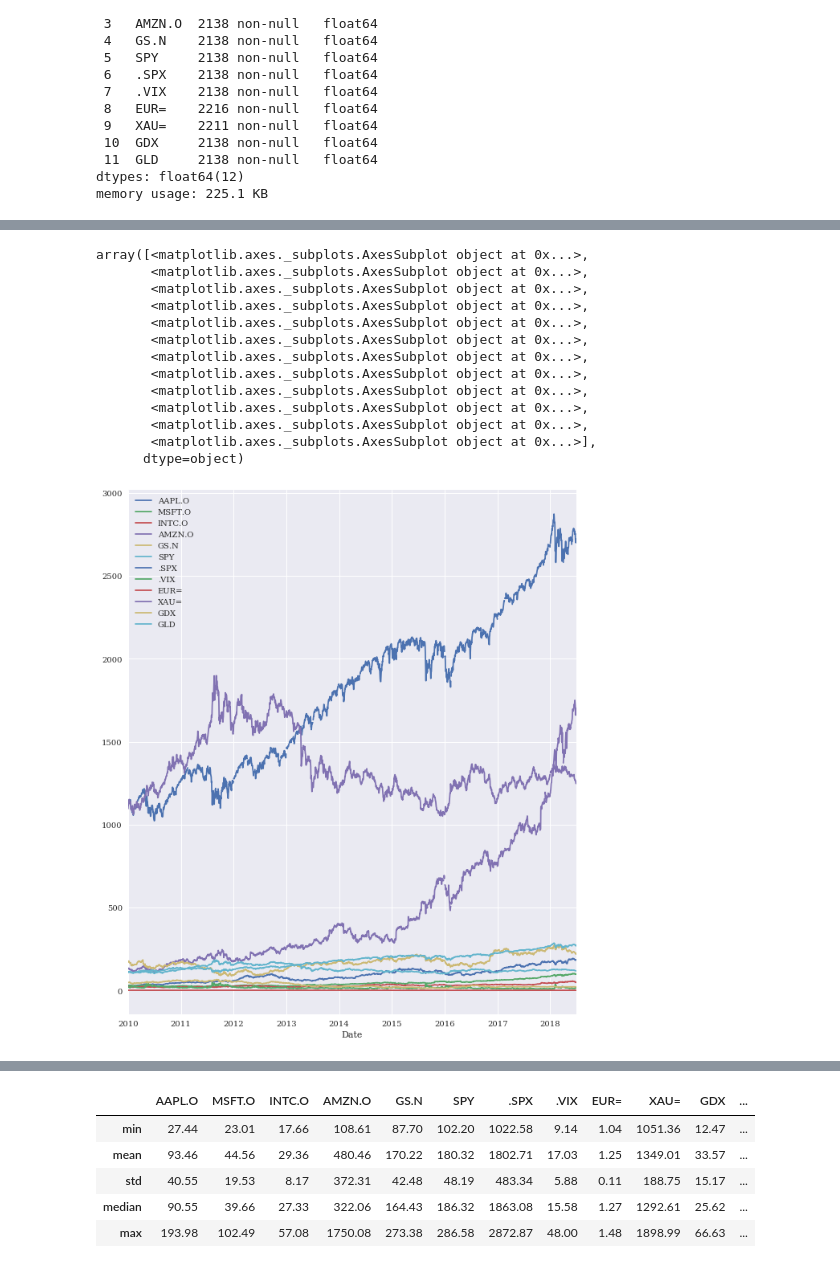
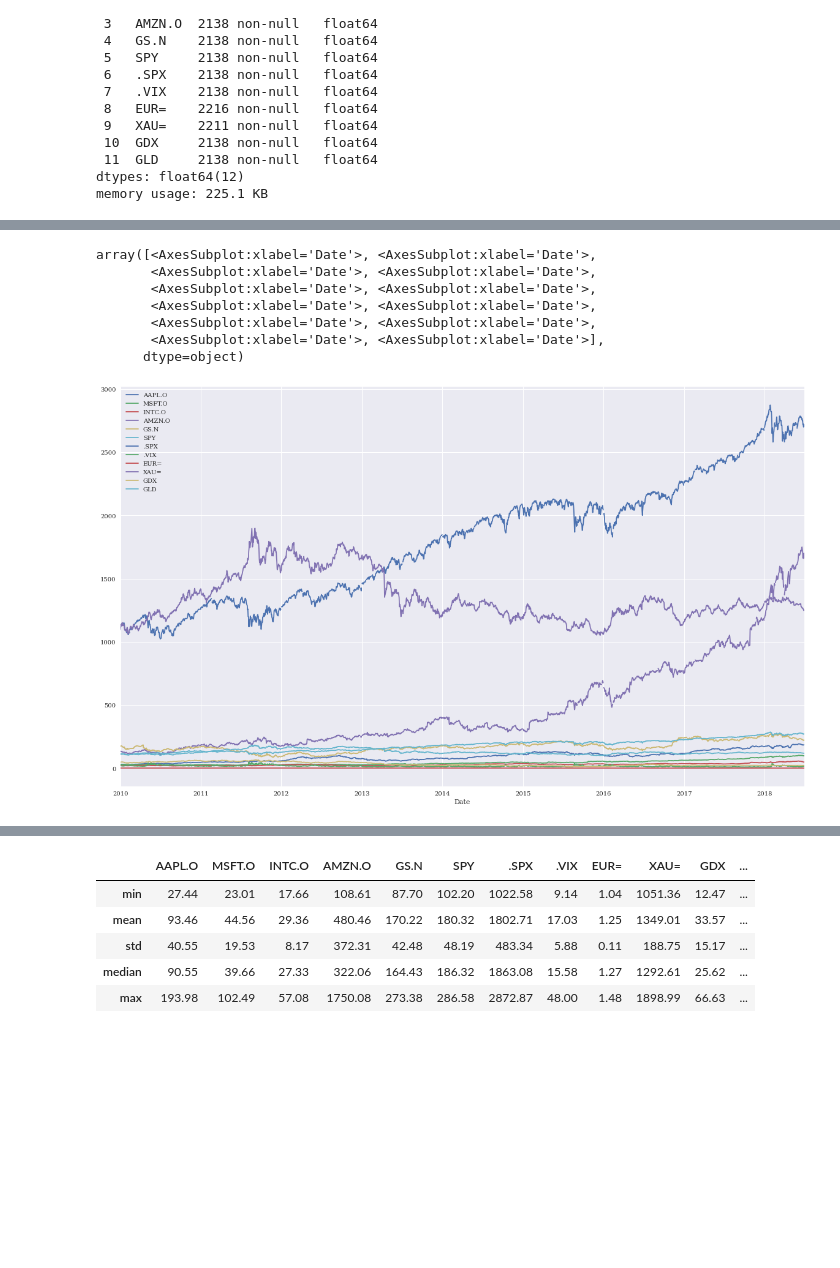
Before and after one commit to derinman/L_Python-Note, a Jupyter notebook: A03-00_Financial Data Overviewipynb.ipynb, the cells around one changed output, grey strips where cells are left out. Cells and saved outputs as stored; diff of their text form; code cells hidden in the pictures; blank space fills up the shorter version.

```diff
--- a/A03-00_Financial Data Overviewipynb.ipynb
+++ b/A03-00_Financial Data Overviewipynb.ipynb
@@ -53,20 +53,14 @@ data3.describe().round(3)
 | max | 193.980 | 102.490 | 57.080 | 1750.080 | 273.380 | 286.580 | 2872.870 | 48.000 | 1.483 | 1898.990 | 66.630 | ... |
 # %%
 data4 = pd.read_csv('data/tr_eikon_eod_data.csv',index_col=0, parse_dates=True)
-data4.plot(figsize=(10, 12), subplots=False)
-data4.plot(figsize=(10, 12), subplots=True)
+data4.plot(figsize=(20, 12), subplots=False)
+data4.plot(figsize=(20, 12), subplots=True)
 # %% [output]
-array([<matplotlib.axes._subplots.AxesSubplot object at 0x...>,
-       <matplotlib.axes._subplots.AxesSubplot object at 0x...>,
-       <matplotlib.axes._subplots.AxesSubplot object at 0x...>,
-       <matplotlib.axes._subplots.AxesSubplot object at 0x...>,
-       <matplotlib.axes._subplots.AxesSubplot object at 0x...>,
-       <matplotlib.axes._subplots.AxesSubplot object at 0x...>,
-       <matplotlib.axes._subplots.AxesSubplot object at 0x...>,
-       <matplotlib.axes._subplots.AxesSubplot object at 0x...>,
-       <matplotlib.axes._subplots.AxesSubplot object at 0x...>,
-       <matplotlib.axes._subplots.AxesSubplot object at 0x...>,
-       <matplotlib.axes._subplots.AxesSubplot object at 0x...>,
-       <matplotlib.axes._subplots.AxesSubplot object at 0x...>],
+array([<AxesSubplot:xlabel='Date'>, <AxesSubplot:xlabel='Date'>,
+       <AxesSubplot:xlabel='Date'>, <AxesSubplot:xlabel='Date'>,
+       <AxesSubplot:xlabel='Date'>, <AxesSubplot:xlabel='Date'>,
+       <AxesSubplot:xlabel='Date'>, <AxesSubplot:xlabel='Date'>,
+       <AxesSubplot:xlabel='Date'>, <AxesSubplot:xlabel='Date'>,
+       <AxesSubplot:xlabel='Date'>, <AxesSubplot:xlabel='Date'>],
       dtype=object)
-[figure, old version]
+[figure, new version]
```
Also changed, not shown: parts of 16 cells of this notebook.
